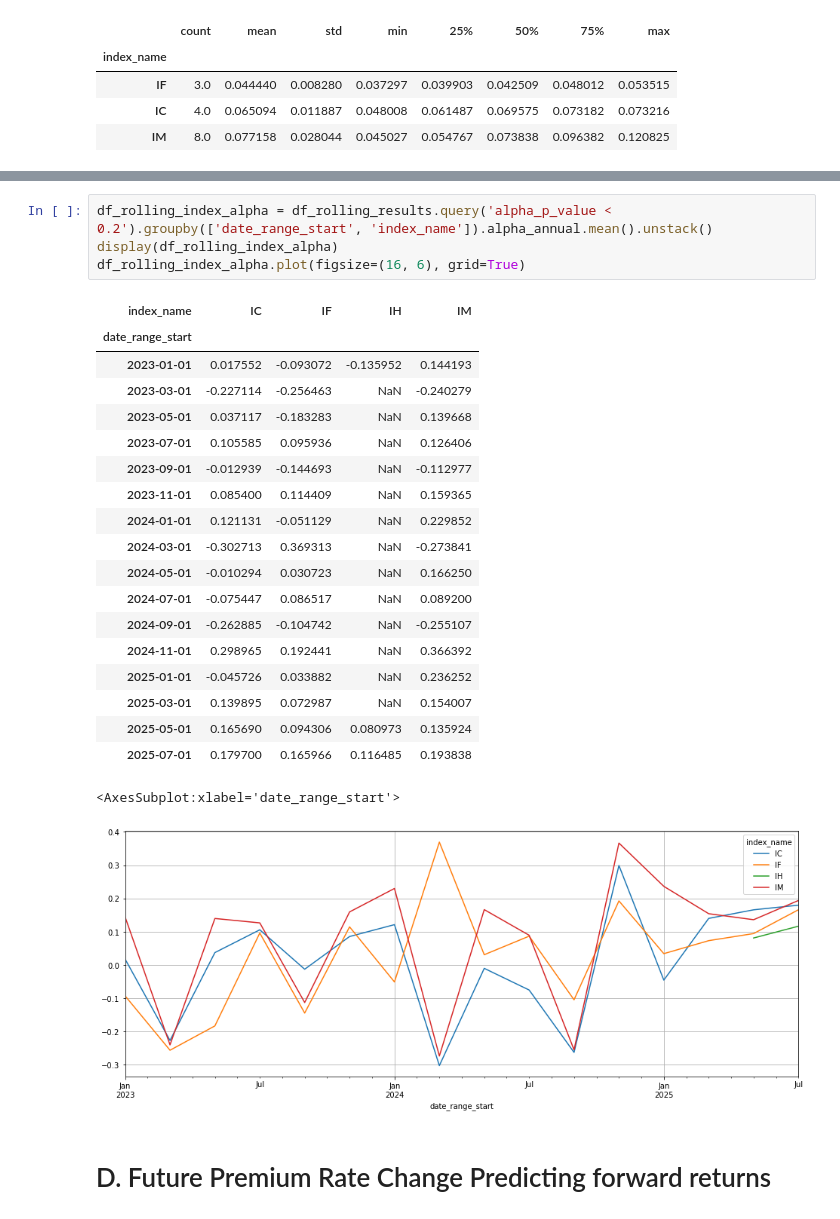
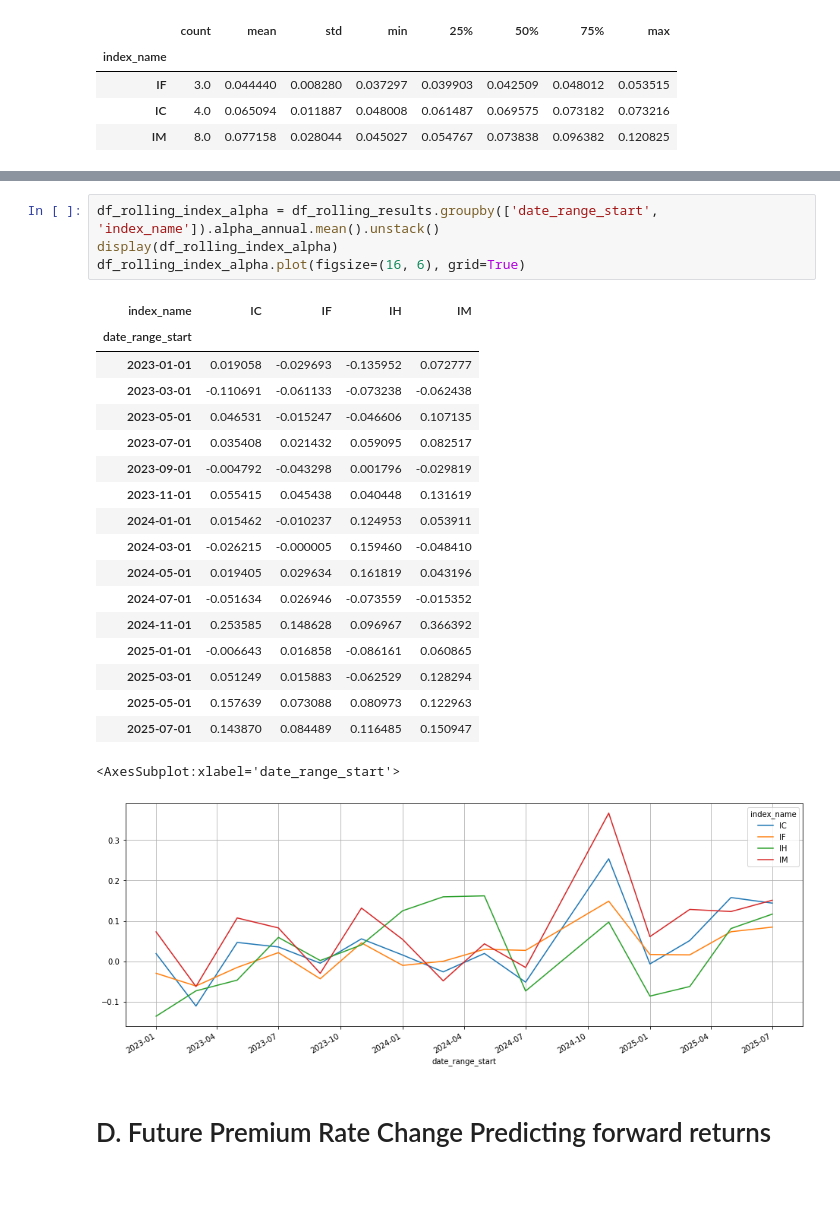
Before and after one commit to wyl1232792/future-discount, a Jupyter notebook: future.ipynb, the cells around one changed output, grey strips where cells are left out. Cells and saved outputs as stored; diff of their text form; blank space fills up the shorter version.

```diff
--- a/future.ipynb
+++ b/future.ipynb
@@ -343,28 +343,27 @@ Not enough data for fund 016785.OF (鹏华中证1000指数增强A)
 # %%
-df_rolling_index_alpha = df_rolling_results.query('alpha_p_value < 0.2').groupby(['date_range_start', 'index_name']).alpha_annual.mean().unstack()
+df_rolling_index_alpha = df_rolling_results.groupby(['date_range_start', 'index_name']).alpha_annual.mean().unstack()
 display(df_rolling_index_alpha)
 df_rolling_index_alpha.plot(figsize=(16, 6), grid=True)
 # %% [output]
 | index_name | IC | IF | IH | IM |
 | date_range_start |  |  |  |  |
-| 2023-01-01 | 0.017552 | -0.093072 | -0.135952 | 0.144193 |
-| 2023-03-01 | -0.227114 | -0.256463 | NaN | -0.240279 |
-| 2023-05-01 | 0.037117 | -0.183283 | NaN | 0.139668 |
-| 2023-07-01 | 0.105585 | 0.095936 | NaN | 0.126406 |
-| 2023-09-01 | -0.012939 | -0.144693 | NaN | -0.112977 |
-| 2023-11-01 | 0.085400 | 0.114409 | NaN | 0.159365 |
-| 2024-01-01 | 0.121131 | -0.051129 | NaN | 0.229852 |
-| 2024-03-01 | -0.302713 | 0.369313 | NaN | -0.273841 |
-| 2024-05-01 | -0.010294 | 0.030723 | NaN | 0.166250 |
-| 2024-07-01 | -0.075447 | 0.086517 | NaN | 0.089200 |
-| 2024-09-01 | -0.262885 | -0.104742 | NaN | -0.255107 |
-| 2024-11-01 | 0.298965 | 0.192441 | NaN | 0.366392 |
-| 2025-01-01 | -0.045726 | 0.033882 | NaN | 0.236252 |
-| 2025-03-01 | 0.139895 | 0.072987 | NaN | 0.154007 |
-| 2025-05-01 | 0.165690 | 0.094306 | 0.080973 | 0.135924 |
-| 2025-07-01 | 0.179700 | 0.165966 | 0.116485 | 0.193838 |
+| 2023-01-01 | 0.019058 | -0.029693 | -0.135952 | 0.072777 |
+| 2023-03-01 | -0.110691 | -0.061133 | -0.073238 | -0.062438 |
+| 2023-05-01 | 0.046531 | -0.015247 | -0.046606 | 0.107135 |
+| 2023-07-01 | 0.035408 | 0.021432 | 0.059095 | 0.082517 |
+| 2023-09-01 | -0.004792 | -0.043298 | 0.001796 | -0.029819 |
+| 2023-11-01 | 0.055415 | 0.045438 | 0.040448 | 0.131619 |
+| 2024-01-01 | 0.015462 | -0.010237 | 0.124953 | 0.053911 |
+| 2024-03-01 | -0.026215 | -0.000005 | 0.159460 | -0.048410 |
+| 2024-05-01 | 0.019405 | 0.029634 | 0.161819 | 0.043196 |
+| 2024-07-01 | -0.051634 | 0.026946 | -0.073559 | -0.015352 |
+| 2024-11-01 | 0.253585 | 0.148628 | 0.096967 | 0.366392 |
+| 2025-01-01 | -0.006643 | 0.016858 | -0.086161 | 0.060865 |
+| 2025-03-01 | 0.051249 | 0.015883 | -0.062529 | 0.128294 |
+| 2025-05-01 | 0.157639 | 0.073088 | 0.080973 | 0.122963 |
+| 2025-07-01 | 0.143870 | 0.084489 | 0.116485 | 0.150947 |
 <AxesSubplot:xlabel='date_range_start'>
-[figure, old version]
+[figure, new version]
 # %% [markdown]
 # D. Future Premium Rate Change Predicting forward returns
 # %%
```
Also changed, not shown: parts of 1 cell of this notebook.
